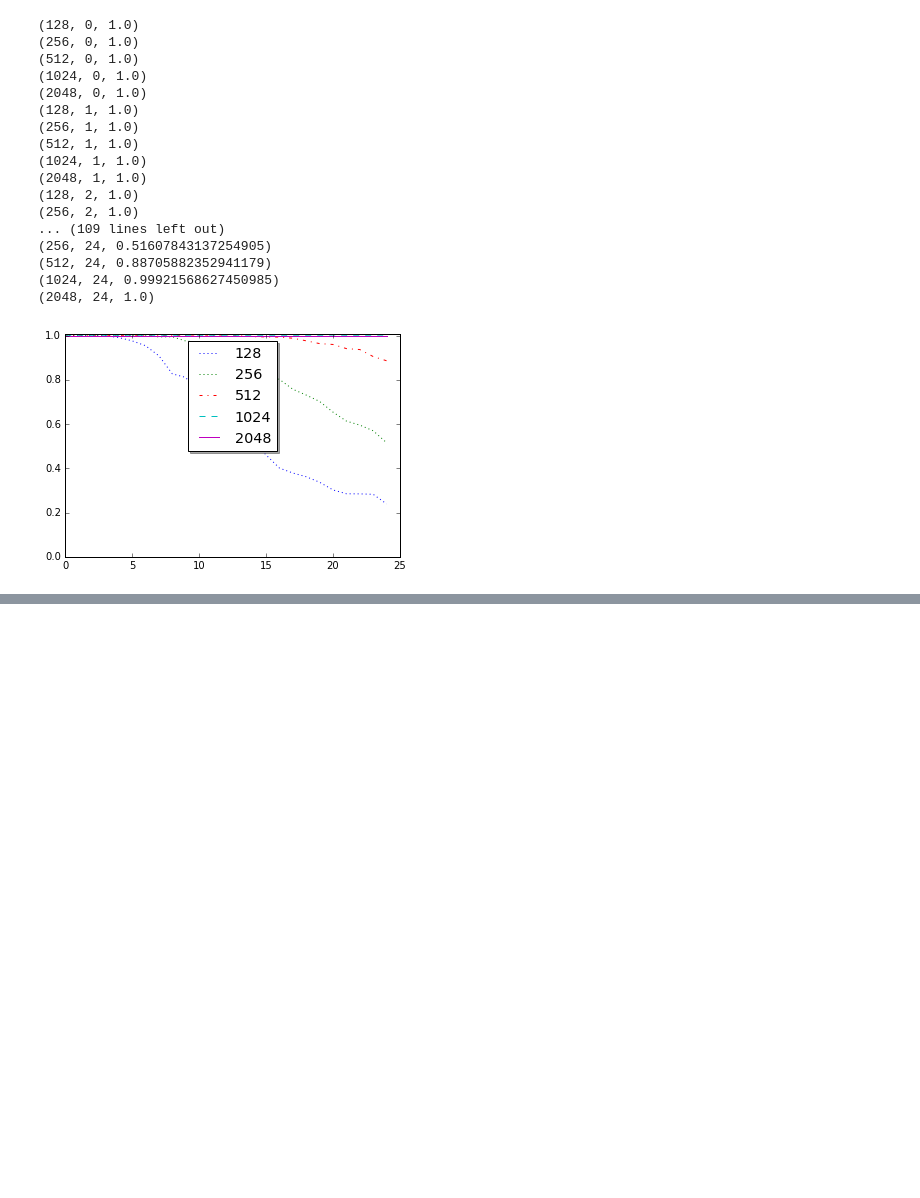
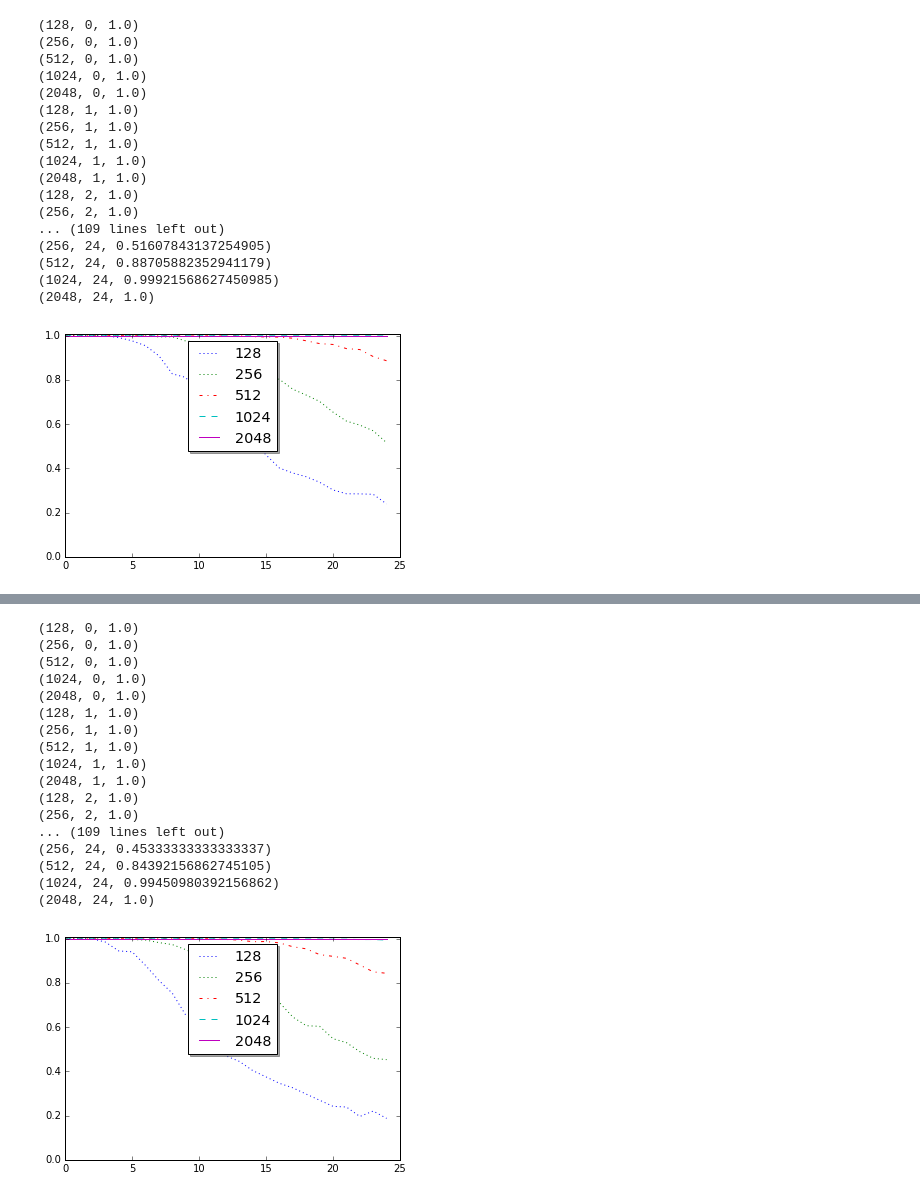
Before and after one commit to HBPNeurorobotics/holographic, a Jupyter notebook: hrr/HRR.ipynb, the cells around one changed output, grey strips where cells are left out. Drawn from its saved outputs; the diff is of its cells as text; code cells hidden in the pictures; blank space fills up the shorter version.

```diff
--- a/hrr/HRR.ipynb
+++ b/hrr/HRR.ipynb
@@ -606,9 +606,9 @@ from hrr import HRR
 HRR.reset_kernel()
 HRR.verbose = False
 
-it = 5
+it = 50
 HRR.set_size(2048)
-maxb = 100
+maxb = 35
 
 while(maxb > 2):
 
@@ -634,7 +634,7 @@ while(maxb > 2):
 
             i = 0
             while (i < maxb and good):
-                if ((m / x[i][0]) != x[i][1]):
+                if ((m / x[i][0]) != x[i][1] or (m / x[i][1]) != x[i][0]):
                     good = False
                 i = i + 1
 
@@ -740,0 +825,69 @@ legend.getLegend(results,first_size)
+# %%
+import numpy as np
+import random
+import string
+import pickle
+from hrr import HRR
+%matplotlib inline
+import legend
+
+HRR.reset_kernel()
+HRR.verbose = False
+
+it = 50
+steps = 5
+maxb = 25
+first_size = 128
+results = np.empty((steps,maxb), dtype=float)
+
+for bindings in range(maxb):
+    HRR.set_size(first_size)
+    for step in range(steps):
+
+        miss = 0
+
+        for iterate in range(it):
+
+
+            x = np.empty((bindings,3), dtype='|S20')
+            for i in range (bindings):
+                for j in range(3):
+                    x[i][j] = ''.join(random.choice(string.ascii_uppercase + string.digits) for _ in range(10))
+
+            m = None
+            for i in range(bindings):
+                if m is None:
+                    m = HRR(x[i][0]) * x[i][1] * x[i][2]
+                else:
+                    new_item = HRR(x[i][0]) * x[i][1] * x[i][2]
+                    m += new_item
+
+            for i in range(bindings):
+                if ((m % x[i][0] / x[i][1]) != x[i][2]):
+                    miss += 1
+
+        results[step][bindings] = 1.0 - (float(miss) / ((it + 1) * (bindings + 1)))
+        print(HRR.size,bindings,results[step][bindings])
+        HRR.reset_kernel()
+        HRR.set_size(HRR.size*2)
+
+legend.getLegend(results,first_size)
+# %% [output]
+(128, 0, 1.0)
+(256, 0, 1.0)
+(512, 0, 1.0)
+(1024, 0, 1.0)
+(2048, 0, 1.0)
+(128, 1, 1.0)
+(256, 1, 1.0)
+(512, 1, 1.0)
+(1024, 1, 1.0)
+(2048, 1, 1.0)
+(128, 2, 1.0)
+(256, 2, 1.0)
+... (109 lines left out)
+(256, 24, 0.45333333333333337)
+(512, 24, 0.84392156862745105)
+(1024, 24, 0.99450980392156862)
+(2048, 24, 1.0)
+[figure, added]
```
Also changed, not shown: parts of 8 cells of this notebook, 3 other files.
